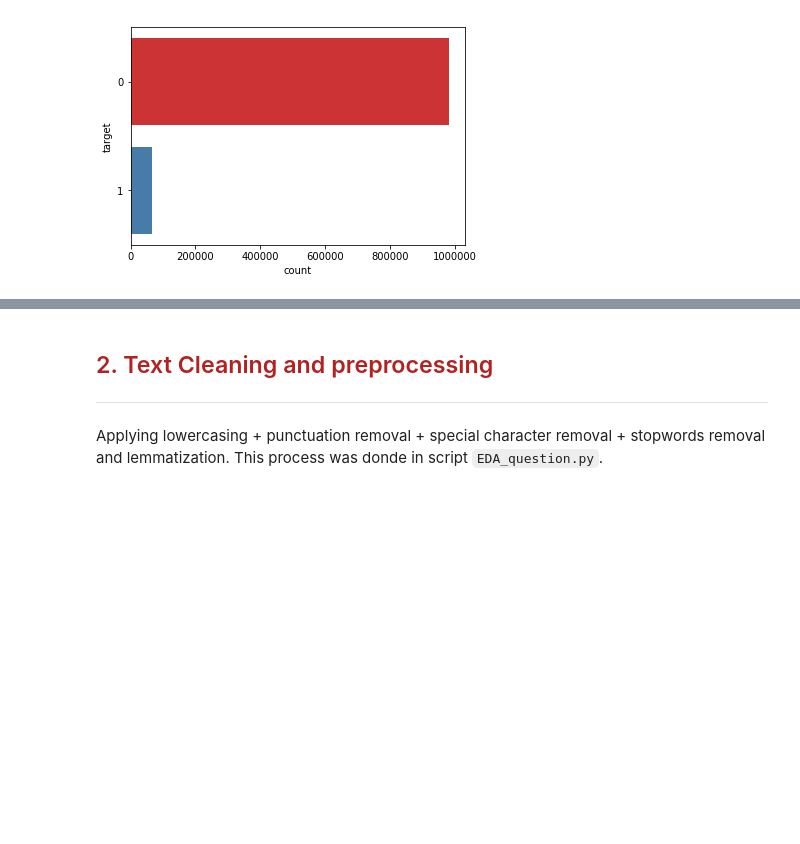
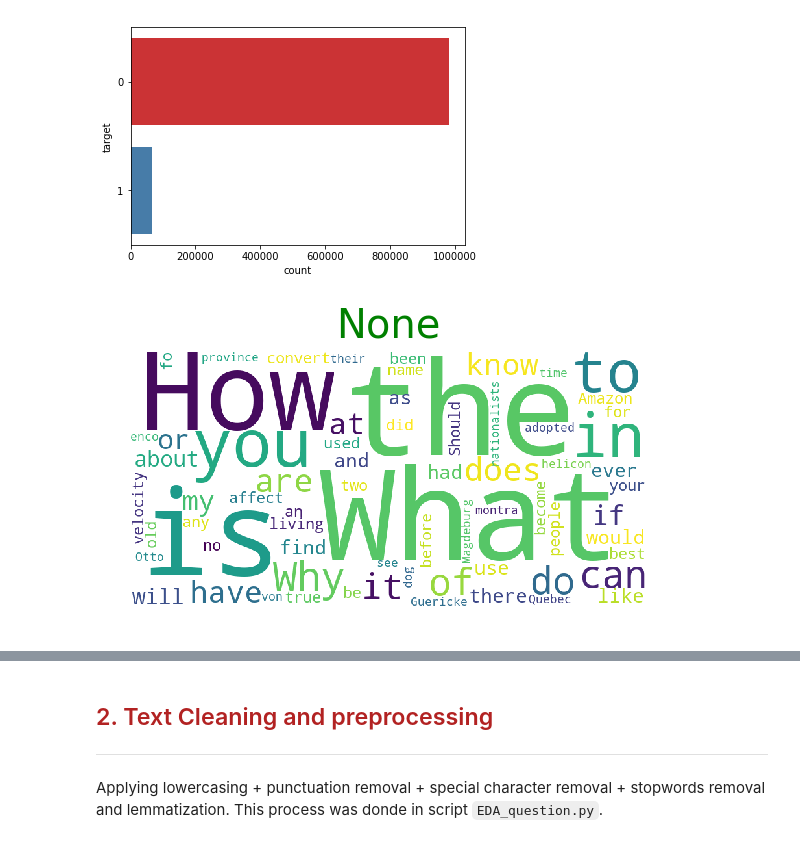
Before and after one commit to falrrema/ML_Nanodegree, a Jupyter notebook: P7_Capstone/EDA_Questions.ipynb, the cells around one changed output, grey strips where cells are left out. Cells and saved outputs as stored; diff of their text form; code cells hidden in the pictures; blank space fills up the shorter version.

Commit message:
better visuals

```diff
--- a/P7_Capstone/EDA_Questions.ipynb
+++ b/P7_Capstone/EDA_Questions.ipynb
@@ -75,3 +75,11 @@ print("Strong class imbalance. "
 # %% [output]
 Strong class imbalance. There are 64774 of insincere question that representthe 6.2% of the data
 [figure]
+# %%
+# WordCloud of unigram sincere questions
+sincere_questions = train_set[train_set.target == 0].question_text
+insincere_questions = train_set[train_set.target == 1].question_text
+
+h.plot_wordcloud(sincere_questions, max_words=70, max_font_size=100,figure_size=(8,10), scale = 2, stop_words=['None'])
+# %% [output]
+[figure, added]
```
Also changed, not shown: parts of 19 cells of this notebook, 1 other file.
